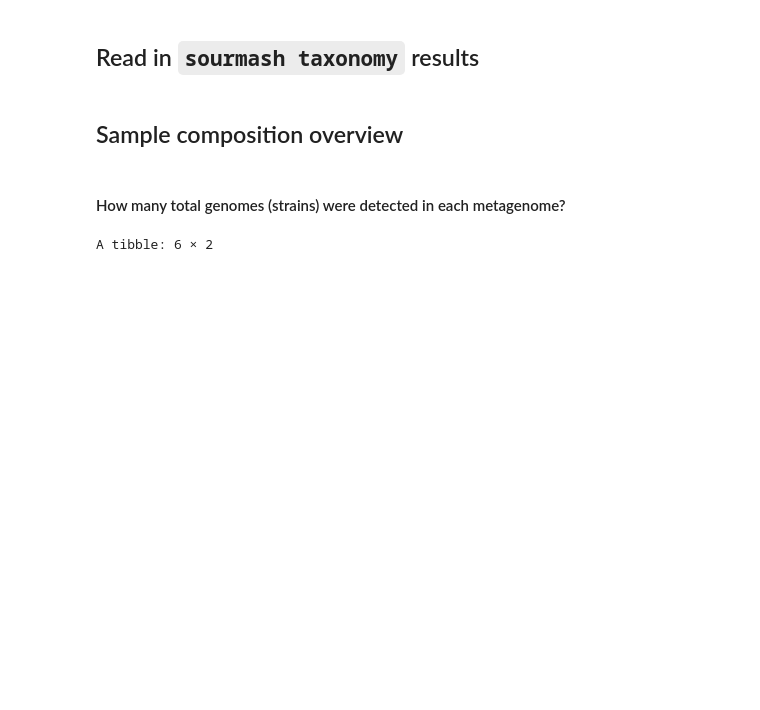
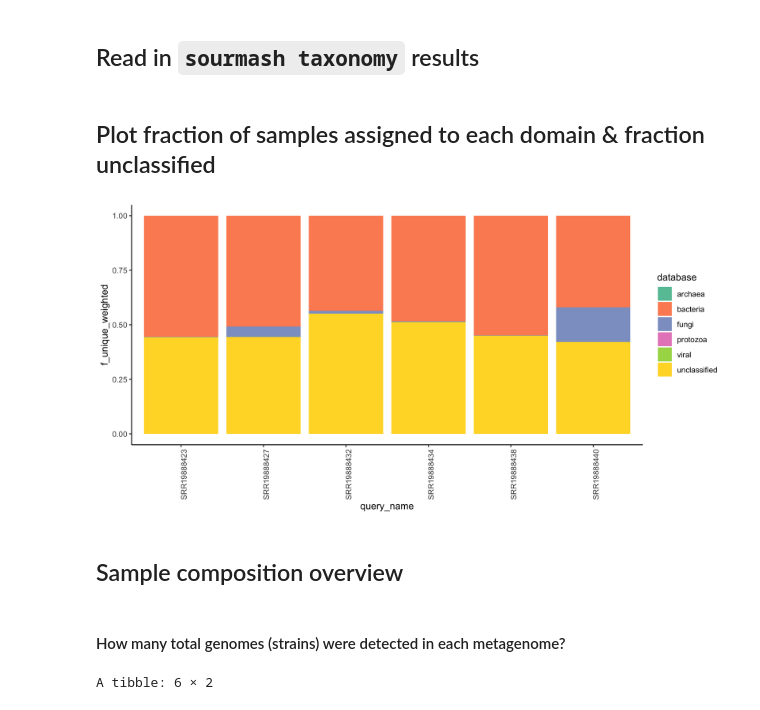
Before and after one commit to Arcadia-Science/2022-prjna853785-sourmash, a Jupyter notebook: notebooks/20220815-visualize-sourmash-taxonomy-results.ipynb, the cells around one changed output. Cells and saved outputs as stored; diff of their text form; code cells hidden in the pictures; blank space fills up the shorter version.

Commit message:
add plot with fraction unclassified

```diff
--- a/notebooks/20220815-visualize-sourmash-taxonomy-results.ipynb
+++ b/notebooks/20220815-visualize-sourmash-taxonomy-results.ipynb
@@ -67,6 +67,30 @@ sourmash_taxonomy <- Sys.glob("outputs/sourmash_taxonomy/*k31*csv") %>%
   mutate(database = basename(filename),
          database = gsub("genbank-2022.03-", "", database),
          database = gsub("-k31.zip", "", database))
+# %% [markdown]
+## Plot fraction of samples assigned to each domain & fraction unclassified
+# %%
+# generate a dataframe that contains information about the percent of the sample that was unclassified.
+# then, bind this new dataframe to the sourmash_taxonomy dataframe within the plot
+# that way, this information is not carried on beyond this plot.
+
+sourmash_taxonomy_unclassified <- sourmash_taxonomy %>%
+  group_by(query_name) %>%
+  summarize(sum_f_unique_weighted = sum(f_unique_weighted)) %>%
+  mutate(f_unique_weighted = 1 - sum_f_unique_weighted,
+         database = "unclassified") %>%
+  select(-sum_f_unique_weighted)
+
+ggplot(sourmash_taxonomy %>%
+         bind_rows(sourmash_taxonomy_unclassified) %>%
+         mutate(database = factor(database, levels = c("archaea", "bacteria", "fungi", "protozoa", "viral", "unclassified"))),
+       aes(x = query_name, y = f_unique_weighted, fill = database)) +
+  geom_col() +
+  theme_classic() +
+  theme(axis.text.x = element_text(angle = 90)) +
+  scale_fill_brewer(palette = "Set2")
+# %% [output]
+[figure, added]
 # %% [markdown]
 ## Sample composition overview
 # %% [markdown]
```
Also changed, not shown: parts of 19 cells of this notebook.
